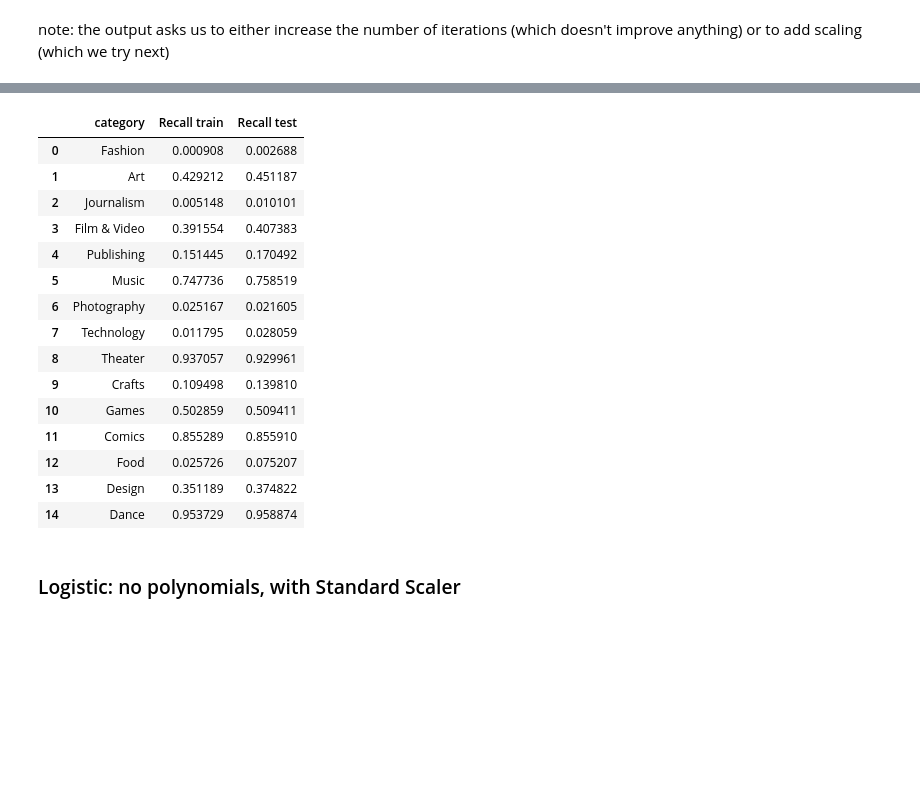
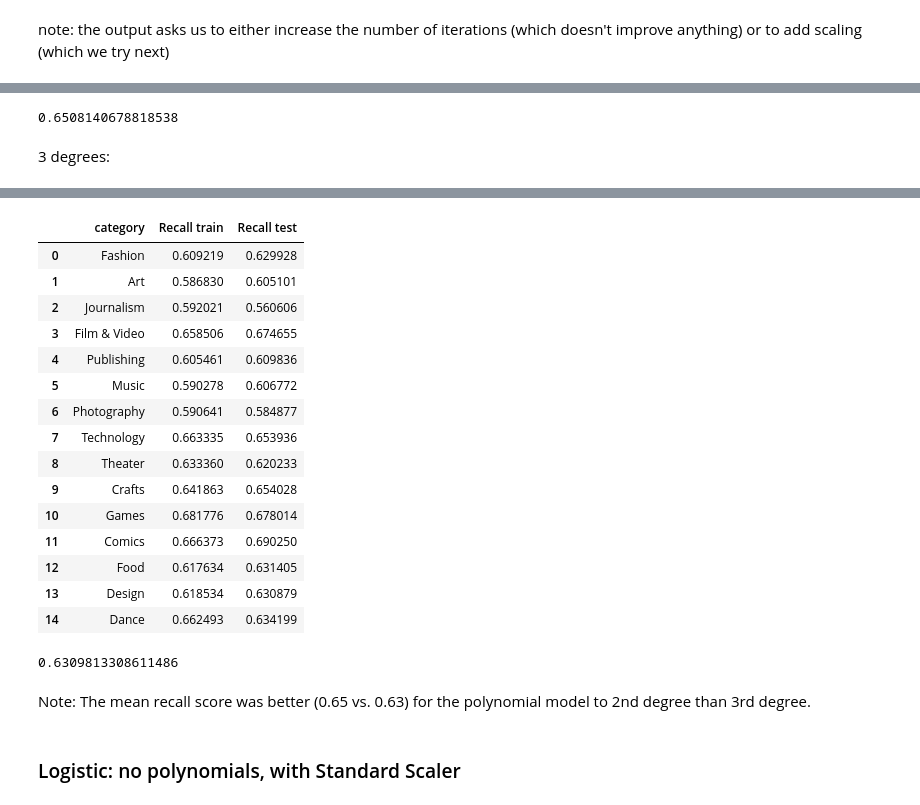
Before and after one commit to JainNupur20/kickstarter-project, a Jupyter notebook: project.ipynb, the cells around one changed output, grey strips where cells are left out. Drawn from its saved outputs; the diff is of its cells as text; code cells hidden in the pictures; blank space fills up the shorter version.

```diff
--- a/project.ipynb
+++ b/project.ipynb
@@ -507,6 +507,9 @@ y_pred_test = {}
 recalls_train = {}
 recalls_test = {}
 df_recalls = {}
+f1_train = {}
+f1_test = {}
+df_f1 = {}
 # %%
 features_to_scale = ["goal_log", "duration"]
 # %% [markdown]
@@ -563,3 +855,9 @@ note: the output asks us to either increase the number of iterations (which does
+# %%
+df_recalls[model]["Recall test"].mean()
+# %% [output]
+0.6508140678818538
+# %% [markdown]
+3 degrees:
 # %%
 model = "log_Poly2_noScale"
 #
@@ -584,7 +882,7 @@ for category in categories:
     #
     # transformation 1: polynomials
     # here: degree 2
-    polynomial_features[model][category] = PolynomialFeatures(degree=2, include_bias=False)
+    polynomial_features[model][category] = PolynomialFeatures(degree=3, include_bias=False)
     x_train_poly[model][category] = polynomial_features[model][category].fit_transform(X_train_wo_outlier[category])
     x_test_poly[model][category] = polynomial_features[model][category].transform(X_test[category])
     #
@@ -598,8 +896,30 @@ for category in categories:
     x_test_transformed[model][category] = x_test_scaled[model][category]
     #
     # regression
-    models[model][category] = LogisticRegression()
+    models[model][category] = LogisticRegression(class_weight="balanced")
     models[model][category].fit(x_train_transformed[model][category], y_train_wo_outlier[category])
+
+# Perform cross-validation
+    cv_recall_scores = cross_val_score(
+        models[model][category],
+        x_train_transformed[model][category],
+        y_train_wo_outlier[category],
+        scoring=recall_scorer,
+        cv=5  # 5-fold cross-validation
+    )
+
+    print(f"Cross-validated Recall for {category}: {cv_recall_scores.mean()}")
+# Perform cross-validation for F1 score
+    cv_f1_scores = cross_val_score(
+        models[model][category],
+        x_train_transformed[model][category],
+        y_train_wo_outlier[category],
+        scoring=f1_scorer,
+        cv=5  # 5-fold cross-validation
+    )
+    print(f"Cross-validated F1 for {category}: {cv_f1_scores.mean()}")
+
+
     #
     y_pred_train[model][category] = models[model][category].predict(x_train_transformed[model][category])
     y_pred_test[model][category] = models[model][category].predict(x_test_transformed[model][category])
@@ -634,19 +954,25 @@ Please also refer to the documentation for alternative solver options:
 |  | category | Recall train | Recall test |
-| 0 | Fashion | 0.000908 | 0.002688 |
-| 1 | Art | 0.429212 | 0.451187 |
-| 2 | Journalism | 0.005148 | 0.010101 |
-| 3 | Film & Video | 0.391554 | 0.407383 |
-| 4 | Publishing | 0.151445 | 0.170492 |
-| 5 | Music | 0.747736 | 0.758519 |
-| 6 | Photography | 0.025167 | 0.021605 |
-| 7 | Technology | 0.011795 | 0.028059 |
-| 8 | Theater | 0.937057 | 0.929961 |
-| 9 | Crafts | 0.109498 | 0.139810 |
-| 10 | Games | 0.502859 | 0.509411 |
-| 11 | Comics | 0.855289 | 0.855910 |
-| 12 | Food | 0.025726 | 0.075207 |
-| 13 | Design | 0.351189 | 0.374822 |
-| 14 | Dance | 0.953729 | 0.958874 |
+| 0 | Fashion | 0.609219 | 0.629928 |
+| 1 | Art | 0.586830 | 0.605101 |
+| 2 | Journalism | 0.592021 | 0.560606 |
+| 3 | Film & Video | 0.658506 | 0.674655 |
+| 4 | Publishing | 0.605461 | 0.609836 |
+| 5 | Music | 0.590278 | 0.606772 |
+| 6 | Photography | 0.590641 | 0.584877 |
+| 7 | Technology | 0.663335 | 0.653936 |
+| 8 | Theater | 0.633360 | 0.620233 |
+| 9 | Crafts | 0.641863 | 0.654028 |
+| 10 | Games | 0.681776 | 0.678014 |
+| 11 | Comics | 0.666373 | 0.690250 |
+| 12 | Food | 0.617634 | 0.631405 |
+| 13 | Design | 0.618534 | 0.630879 |
+| 14 | Dance | 0.662493 | 0.634199 |
+# %%
+df_recalls[model]["Recall test"].mean()
+# %% [output]
+0.6309813308611486
+# %% [markdown]
+Note: The mean recall score was better (0.65 vs. 0.63) for the polynomial model to 2nd degree than 3rd degree.
 # %% [markdown]
 ### Logistic: no polynomials, with Standard Scaler
 # %%
```
Also changed, not shown: parts of 17 cells of this notebook.
